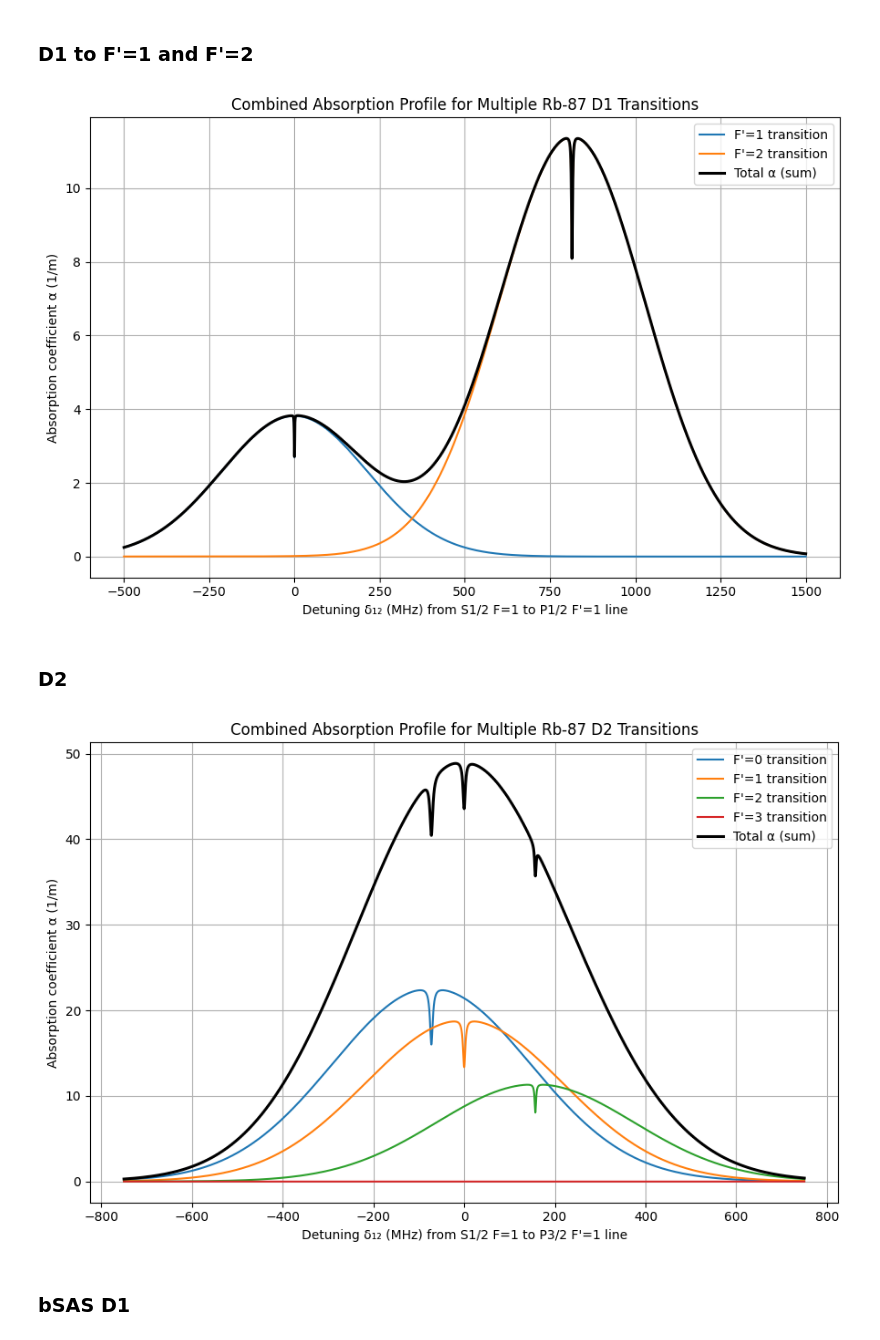
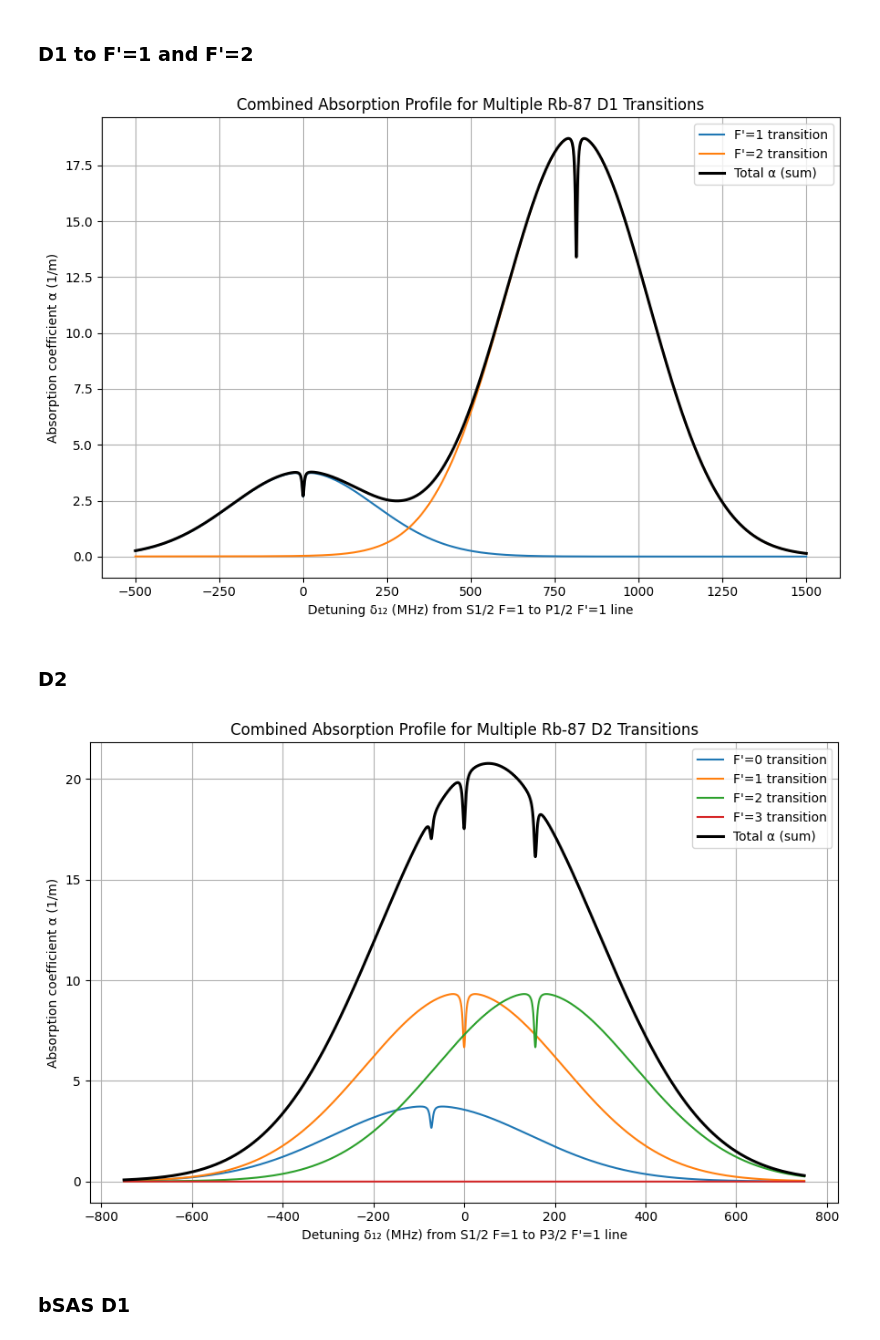
Before and after one commit to JonathanSugijanto/Bi-SAS-for-Optical-Clock, a Jupyter notebook: analytic.ipynb, the cells around one changed output. Saved outputs shown, nothing was run; the diff lists cells and outputs as text; code cells hidden in the pictures.

Commit message:
finish the numeric, although some bugs remain

```diff
--- a/analytic.ipynb
+++ b/analytic.ipynb
@@ -55,7 +55,7 @@ lambda_D23 = c / f_D23
 Gamma_D2 = 6.0666e6  # Hz
 Gamma_D1 = 5.7500e6  # Hz
 
-# Line Strength ratio S_ij of de-excitation from i to j
+# Gamma ratio S_ij of de-excitation from i to j
 S_D1_22 = 1/2
 S_D1_21 = 1/2
 S_D1_12 = 5/6
@@ -97,6 +97,19 @@ Gamma_D20_d = S_D20_d * Gamma_D2
 Gamma_D21_d = S_D21_d * Gamma_D2
 Gamma_D22_d = S_D22_d * Gamma_D2
 Gamma_D23_d = S_D23_d * Gamma_D2
+
+# line strength ratio S_ij coefficients for Einstein B calculation with ground i and excited j
+S_coeff_D1_22 = 1/2
+S_coeff_D1_21 = 1/2
+S_coeff_D1_12 = 5/6
+S_coeff_D1_11 = 1/6
+
+S_coeff_D2_23 = 7/10
+S_coeff_D2_22 = 1/4
+S_coeff_D2_21 = 1/20
+S_coeff_D2_12 = 5/12
+S_coeff_D2_11 = 5/12
+S_coeff_D2_10 = 1/6
 
 
 # Peak cross-section (sigma_0)
@@ -219,13 +232,13 @@ delta_MHz = np.linspace(-200, 200, 801)
 delta_Hz = delta_MHz * 1e6
 
 # Compute α₀(δ)
-alpha0_vals = compute_alpha0_numeric(delta_Hz, N, sigma_D11_0, u, lambda_D11, Gamma_D11)
+alpha0_vals = compute_alpha0_numeric(delta_Hz, N, sigma_D11_0, u, lambda_D11, Gamma_D1)
 
 # α₀(0) for approximation
 alpha0_0 = np.interp(0.0, delta_Hz, alpha0_vals)
 
 # Compute pump modification
-alpha_pumpM_exact, K_mSAS, Gamma_mSAS = compute_pumpM(alpha0_vals, delta_Hz, I_pu_D1, I_sat_D11, Gamma_D11)
+alpha_pumpM_exact, K_mSAS, Gamma_mSAS = compute_pumpM(alpha0_vals, delta_Hz, I_pu_D1, I_sat_D11, Gamma_D1)
 alpha_pumpM_approx = alpha0_0 * K_mSAS * L(delta_Hz, Gamma_mSAS)
 
 # Final α(δ)
@@ -264,8 +277,8 @@ delta_Hz = delta_MHz * 1e6
 # Define multiple transitions
 # "strength" is added in case the addition needs to be weighted
 transitions = [
-    {"strength":1, "f0": f_D11, "sigma0": sigma_D11_0, "lambda0": lambda_D11, "Gamma": Gamma_D11, "I_sat": I_sat_D11, "label": "F'=1"},
-    {"strength":1, "f0": f_D12, "sigma0": sigma_D12_0, "lambda0": lambda_D12, "Gamma": Gamma_D12, "I_sat": I_sat_D12, "label": "F'=2"},
+    {"strength":S_coeff_D1_11, "f0": f_D11, "sigma0": sigma_D11_0, "lambda0": lambda_D11, "Gamma": Gamma_D1, "I_sat": I_sat_D11, "label": "F'=1"},
+    {"strength":S_coeff_D1_12, "f0": f_D12, "sigma0": sigma_D12_0, "lambda0": lambda_D12, "Gamma": Gamma_D1, "I_sat": I_sat_D12, "label": "F'=2"},
 ]
 transitions_ref_D1 = transitions.copy()
 
@@ -294,7 +307,7 @@ plt.grid(True)
 plt.tight_layout()
 plt.show()
 # %% [output]
-[figure, old version]
+[figure, new version]
 # %% [markdown]
 ### D2
 # %%
@@ -305,39 +318,39 @@ delta_Hz = delta_MHz * 1e6
 # Define multiple transitions
 # "strength" is added in case the addition needs to be weighted
 transitions = [
-    {"strength":1, "f0": f_D20, "sigma0": sigma_D20_0, "lambda0": lambda_D20, "Gamma": Gamma_D20, "I_sat": I_sat_D20, "label": "F'=0"},
-    {"strength":1, "f0": f_D21, "sigma0": sigma_D21_0, "lambda0": lambda_D21, "Gamma": Gamma_D21, "I_sat": I_sat_D21, "label": "F'=1"},
-    {"strength":1, "f0": f_D22, "sigma0": sigma_D22_0, "lambda0": lambda_D22, "Gamma": Gamma_D22, "I_sat": I_sat_D22, "label": "F'=2"},
-    {"strength":1, "f0": f_D23, "sigma0": sigma_D23_0, "lambda0": lambda_D23, "Gamma": Gamma_D23, "I_sat": I_sat_D23, "label": "F'=3"},
+    {"strength":S_coeff_D2_10, "f0": f_D20, "sigma0": sigma_D20_0, "lambda0": lambda_D20, "Gamma": Gamma_D2, "I_sat": I_sat_D20, "label": "F'=0"},
+    {"strength":S_coeff_D2_11, "f0": f_D21, "sigma0": sigma_D21_0, "lambda0": lambda_D21, "Gamma": Gamma_D2, "I_sat": I_sat_D21, "label": "F'=1"},
+    {"strength":S_coeff_D2_12, "f0": f_D22, "sigma0": sigma_D22_0, "lambda0": lambda_D22, "Gamma": Gamma_D2, "I_sat": I_sat_D22, "label": "F'=2"},
+    {"strength":0, "f0": f_D23, "sigma0": sigma_D23_0, "lambda0": lambda_D23, "Gamma": Gamma_D2, "I_sat": I_sat_D23, "label": "F'=3"},
 ]
 transitions_ref_D2 = transitions.copy()
 
 # Compute α for each transition and sum
 alpha_total = np.zeros_like(delta_Hz)
 plt.figure(figsize=(9,6))
 
 zero_f = transitions[1]["f0"]
 for tr in transitions:
     delta_shifted_Hz = delta_Hz - (tr["f0"] - zero_f)
     alpha0_vals = compute_alpha0_numeric(delta_shifted_Hz, N, tr["sigma0"], u, tr["lambda0"], tr["Gamma"])
     alpha_pumpM, K_mSAS, Gamma_mSAS = compute_pumpM(alpha0_vals, delta_shifted_Hz, I_pu_D2, tr["I_sat"], tr["Gamma"])
     alpha_vals = tr["strength"] * (alpha0_vals - alpha_pumpM)
     alpha_total += alpha_vals
 
     plt.plot(delta_MHz, alpha_vals, label=fr"{tr['label']} transition")
 
 # Plot summed absorption
 plt.plot(delta_MHz, alpha_total, 'k', linewidth=2.2, label="Total α (sum)")
 
 plt.xlabel(r"Detuning δ₁₂ (MHz) from S1/2 F=1 to P3/2 F'=1 line")
 plt.ylabel(r'Absorption coefficient α (1/m)')
 plt.title('Combined Absorption Profile for Multiple Rb-87 D2 Transitions')
 plt.legend()
 plt.grid(True)
 plt.tight_layout()
 plt.show()
 # %% [output]
-[figure, old version]
+[figure, new version]
 # %% [markdown]
 ### bSAS D1
 # %%
```
Also changed, not shown: parts of 7 cells of this notebook, 3 other files.
